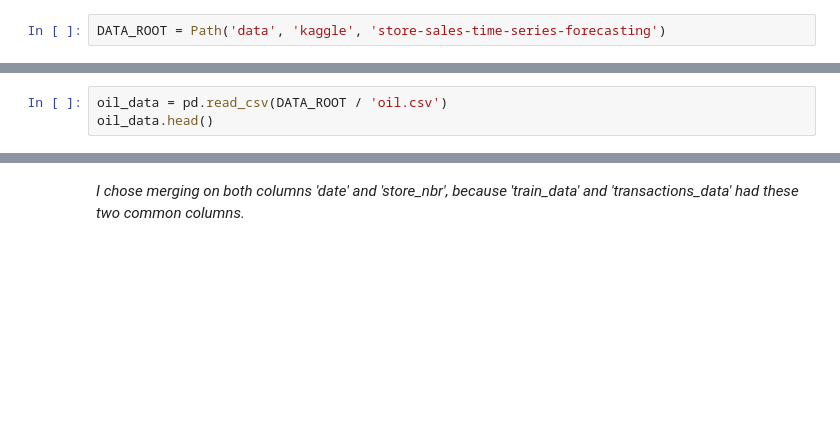
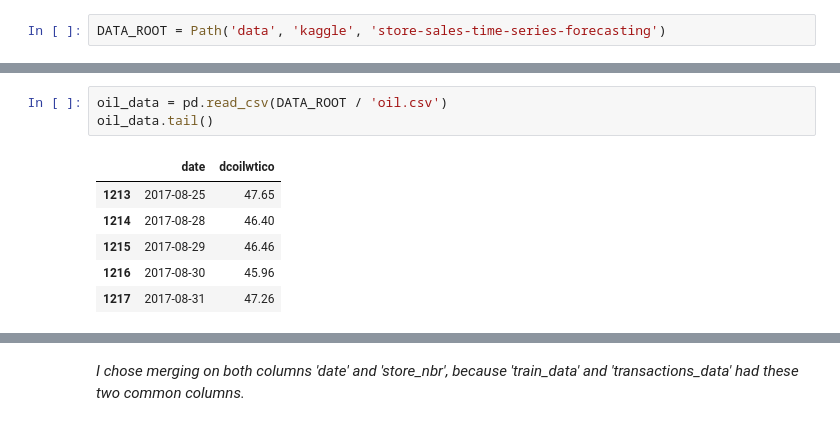
Before and after one commit to nikitastruhalsky/mentorship_EPAM, a Jupyter notebook: notebooks/kaggle/store-sales-time-series-forecasting/Time_Series_Forecasting.ipynb, the cells around one changed output, grey strips where cells are left out. Cells and saved outputs as stored; diff of their text form; blank space fills up the shorter version.

```diff
--- a/notebooks/kaggle/store-sales-time-series-forecasting/Time_Series_Forecasting.ipynb
+++ b/notebooks/kaggle/store-sales-time-series-forecasting/Time_Series_Forecasting.ipynb
@@ -32,5 +47,12 @@ stores_data.head()
 # %%
 oil_data = pd.read_csv(DATA_ROOT / 'oil.csv')
-oil_data.head()
+oil_data.tail()
+# %% [output]
+|  | date | dcoilwtico |
+| 1213 | 2017-08-25 | 47.65 |
+| 1214 | 2017-08-28 | 46.40 |
+| 1215 | 2017-08-29 | 46.46 |
+| 1216 | 2017-08-30 | 45.96 |
+| 1217 | 2017-08-31 | 47.26 |
 # %%
 holidays_events_data = pd.read_csv(DATA_ROOT / 'holidays_events.csv')
```
Also changed, not shown: parts of 26 cells of this notebook, 1 other file.
